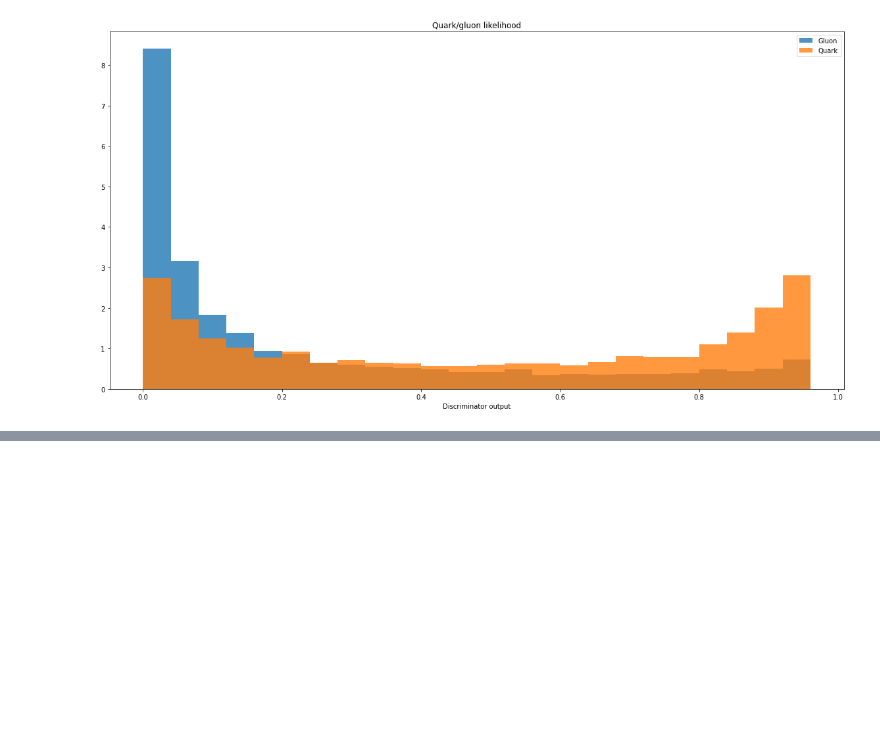
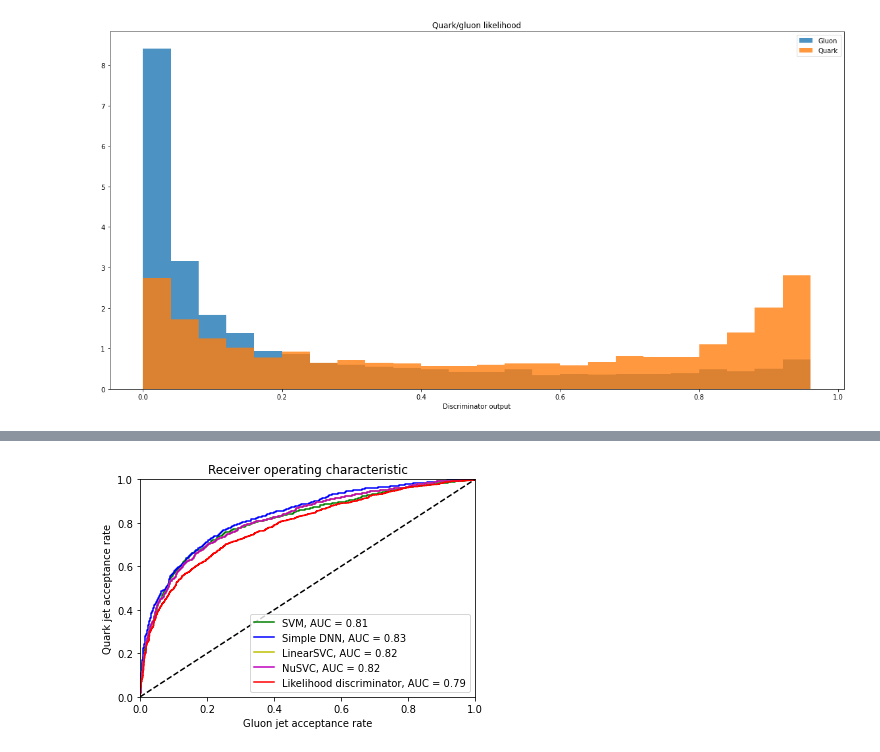
Before and after one commit to ncpp-my/opendata-cms-ml, a Jupyter notebook: notebooks/ML_SVM_PY.ipynb, the cells around one changed output, grey strips where cells are left out. Drawn from its saved outputs; the diff is of its cells as text; code cells hidden in the pictures; blank space fills up the shorter version.

```diff
--- a/notebooks/ML_SVM_PY.ipynb
+++ b/notebooks/ML_SVM_PY.ipynb
@@ -75,0 +248,40 @@ if PLOT:
+# %%
+from sklearn.metrics import roc_auc_score, roc_curve, auc
+
+if DO_DNN:
+   fpr_dnn, tpr_dnn, thresholds_dnn  = roc_curve(test_y_dnn, pred_y_dnn)
+   roc_auc_dnn = auc(fpr_dnn, tpr_dnn)
+
+if DO_SVM:
+   fpr_svm, tpr_svm, thresholds_svm  = roc_curve(test_y_svm, pred_y_svm)
+   roc_auc_svm = auc(fpr_svm, tpr_svm)
+
+if DO_Lin:
+   fpr_lin, tpr_lin, thresholds_lin  = roc_curve(test_y_lin, pred_y_lin)
+   roc_auc_lin = auc(fpr_lin, tpr_lin)
+
+if DO_Nu:
+   fpr_nu, tpr_nu, thresholds_nu  = roc_curve(test_y_nu, pred_y_nu)
+   roc_auc_nu = auc(fpr_lin, tpr_nu)
+
+fpr_qgl, tpr_qgl, thresholds_qgl = roc_curve(test_y, test.jetQGl)
+roc_auc_qgl = auc(fpr_qgl, tpr_qgl)
+# %%
+if PLOT:
+
+   plt.clf()
+   if DO_SVM: plt.plot(fpr_svm, tpr_svm, 'g', label='SVM, AUC = %0.2f'% roc_auc_svm)
+   if DO_DNN: plt.plot(fpr_dnn, tpr_dnn, 'b', label='Simple DNN, AUC = %0.2f'% roc_auc_dnn)
+   if DO_Lin: plt.plot(fpr_lin, tpr_lin, 'y', label='LinearSVC, AUC = %0.2f'% roc_auc_lin)
+   if DO_Nu: plt.plot(fpr_nu, tpr_nu, 'm', label='NuSVC, AUC = %0.2f'% roc_auc_nu)
+   plt.plot(fpr_qgl, tpr_qgl, 'r', label='Likelihood discriminator, AUC = %0.2f'% roc_auc_qgl)
+   plt.plot([0,1], [0,1], 'k--')
+   plt.xlim([0.0, 1.0])
+   plt.ylim([0.0, 1.0])
+   plt.legend(loc = 'lower right')
+   plt.title("Receiver operating characteristic")
+   plt.ylabel('Quark jet acceptance rate')
+   plt.xlabel('Gluon jet acceptance rate');
+   plt.savefig("SVM New.png")
+# %% [output]
+[figure, added]
```
Also changed, not shown: parts of 12 cells of this notebook.
